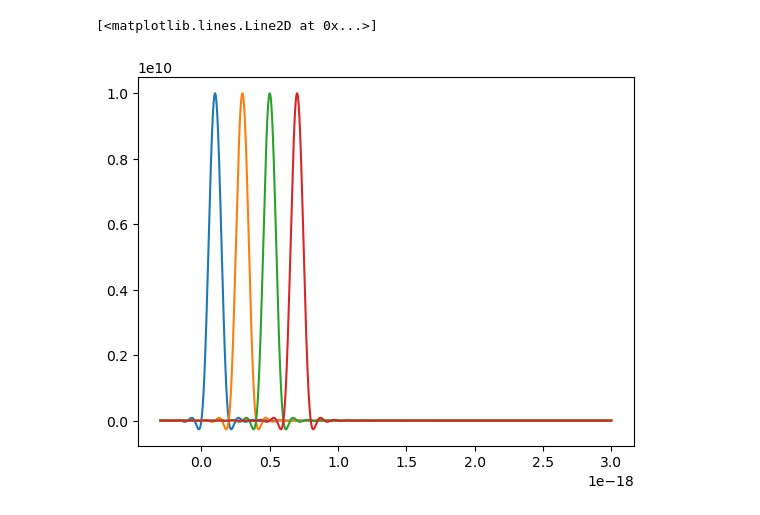
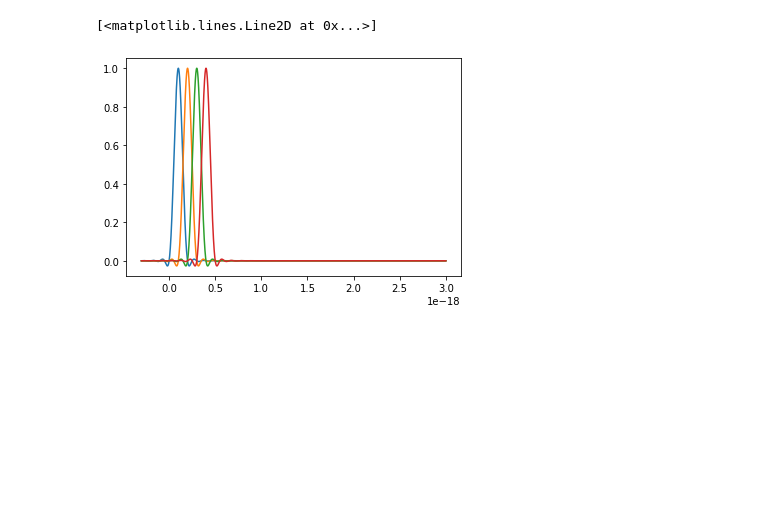
Before and after one commit to blackline0911/couple-mode-theory-in-time, a Jupyter notebook: raise_cosine.ipynb, the cells around one changed output. Cells and saved outputs as stored; diff of their text form; code cells hidden in the pictures; blank space fills up the shorter version.

```diff
--- a/raise_cosine.ipynb
+++ b/raise_cosine.ipynb
@@ -17,9 +17,10 @@ def rcos(t,beta,T):
     for i in range(len(t)):
         if not (beta==0):
             if (t[i]==T/2/beta or t[i]==-T/2/beta):
-                a[i] = np.pi/4/T*( sinc(1/2/beta))
+                # a[i] = np.pi/4/T*( sinc(1/2/beta))
+                a[i] = np.pi/4*( sinc(1/2/beta))
 
-        a[i]=1/T*sinc(t[i]/T)*np.cos(np.pi*beta*t[i]/T)/(1-(2*beta*t[i]/T)**2)
+        a[i]=sinc(t[i]/T)*np.cos(np.pi*beta*t[i]/T)/(1-(2*beta*t[i]/T)**2)
     return a
 # %%
 t0=1e-9
@@ -42,9 +43,9 @@ show()
 # %%
 figure()
 plot(t*t0, rcos(t-T,1,T) )
+plot(t*t0, rcos(t-T*2,1,T))
 plot(t*t0, rcos(t-T*3,1,T))
-plot(t*t0, rcos(t-T*5,1,T))
-plot(t*t0, rcos(t-T*7,1,T))
+plot(t*t0, rcos(t-T*4,1,T))
 # %% [output]
 [<matplotlib.lines.Line2D at 0x...>]
-[figure, old version]
+[figure, new version]
```
Also changed, not shown: parts of 4 cells of this notebook, 2 other files.
